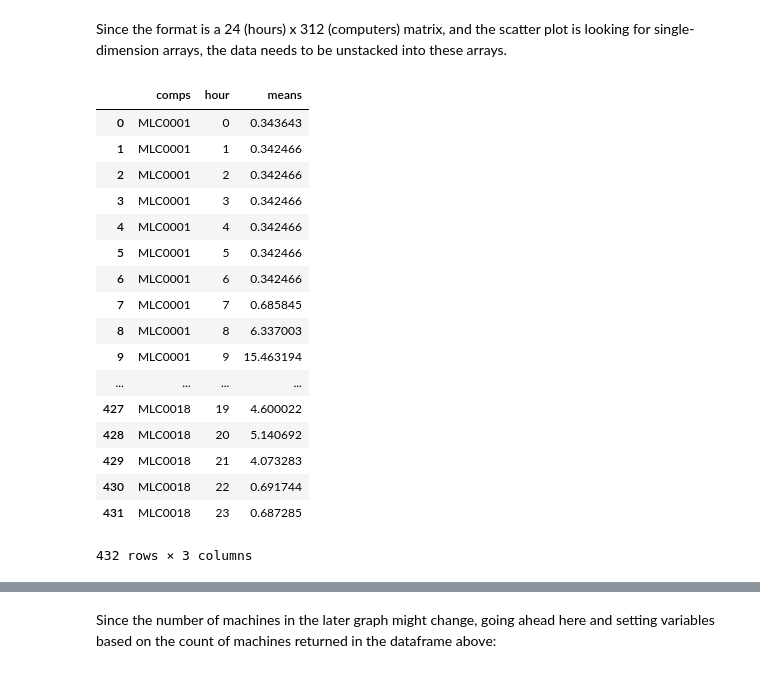
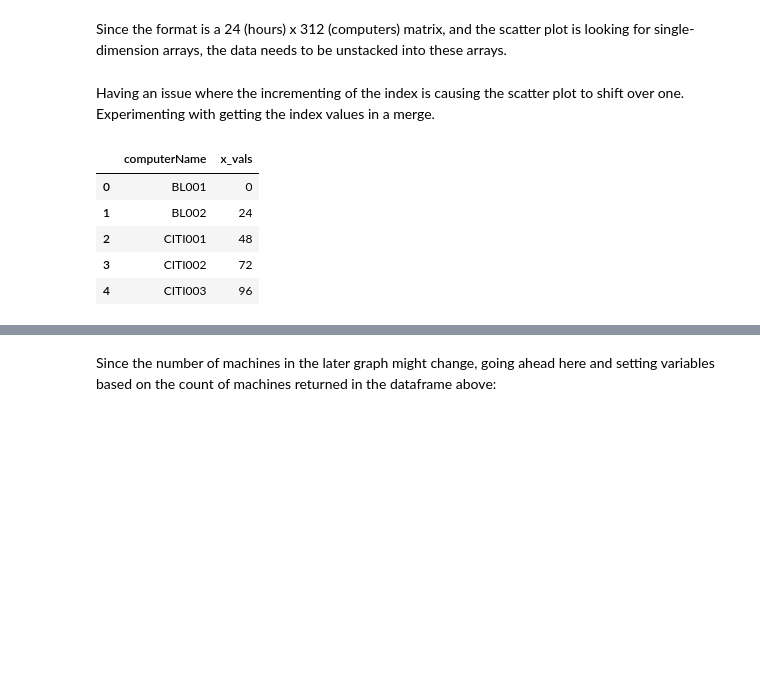
Before and after one commit to UNCG-CSE/Library-Computer-Usage-Analysis, a Jupyter notebook: src/UsageHistogramInteractive.ipynb, the cells around one changed output, grey strips where cells are left out. Cells and saved outputs as stored; diff of their text form; code cells hidden in the pictures; blank space fills up the shorter version.

```diff
--- a/src/UsageHistogramInteractive.ipynb
+++ b/src/UsageHistogramInteractive.ipynb
@@ -109,25 +107,17 @@ Since the format is a 24 (hours) x 312 (computers) matrix, and the scatter plot
 # %%
 meansUnstacked = libraryMeansNameMask.unstack().reset_index()
 meansUnstacked.columns = ["comps","hour","means"]
-# %%
-meansUnstacked
-# %% [output]
-|  | comps | hour | means |
-| 0 | MLC0001 | 0 | 0.343643 |
-| 1 | MLC0001 | 1 | 0.342466 |
-| 2 | MLC0001 | 2 | 0.342466 |
-| 3 | MLC0001 | 3 | 0.342466 |
-| 4 | MLC0001 | 4 | 0.342466 |
-| 5 | MLC0001 | 5 | 0.342466 |
-| 6 | MLC0001 | 6 | 0.342466 |
-| 7 | MLC0001 | 7 | 0.685845 |
-| 8 | MLC0001 | 8 | 6.337003 |
-| 9 | MLC0001 | 9 | 15.463194 |
-| ... | ... | ... | ... |
-| 427 | MLC0018 | 19 | 4.600022 |
-| 428 | MLC0018 | 20 | 5.140692 |
-| 429 | MLC0018 | 21 | 4.073283 |
-| 430 | MLC0018 | 22 | 0.691744 |
-| 431 | MLC0018 | 23 | 0.687285 |
-432 rows × 3 columns
+# %% [markdown]
+Having an issue where the incrementing of the index is causing the scatter plot to shift over one. Experimenting with getting the index values in a merge.
+# %%
+attrsNamesMask = attrsNamesMask.reset_index().drop('index',axis=1)
+attrsNamesMask['x_vals'] = attrsNamesMask.index*24
+attrsNamesMask.head()
+# %% [output]
+|  | computerName | x_vals |
+| 0 | BL001 | 0 |
+| 1 | BL002 | 24 |
+| 2 | CITI001 | 48 |
+| 3 | CITI002 | 72 |
+| 4 | CITI003 | 96 |
 # %%
```
Also changed, not shown: parts of 13 cells of this notebook, 3 other files.
